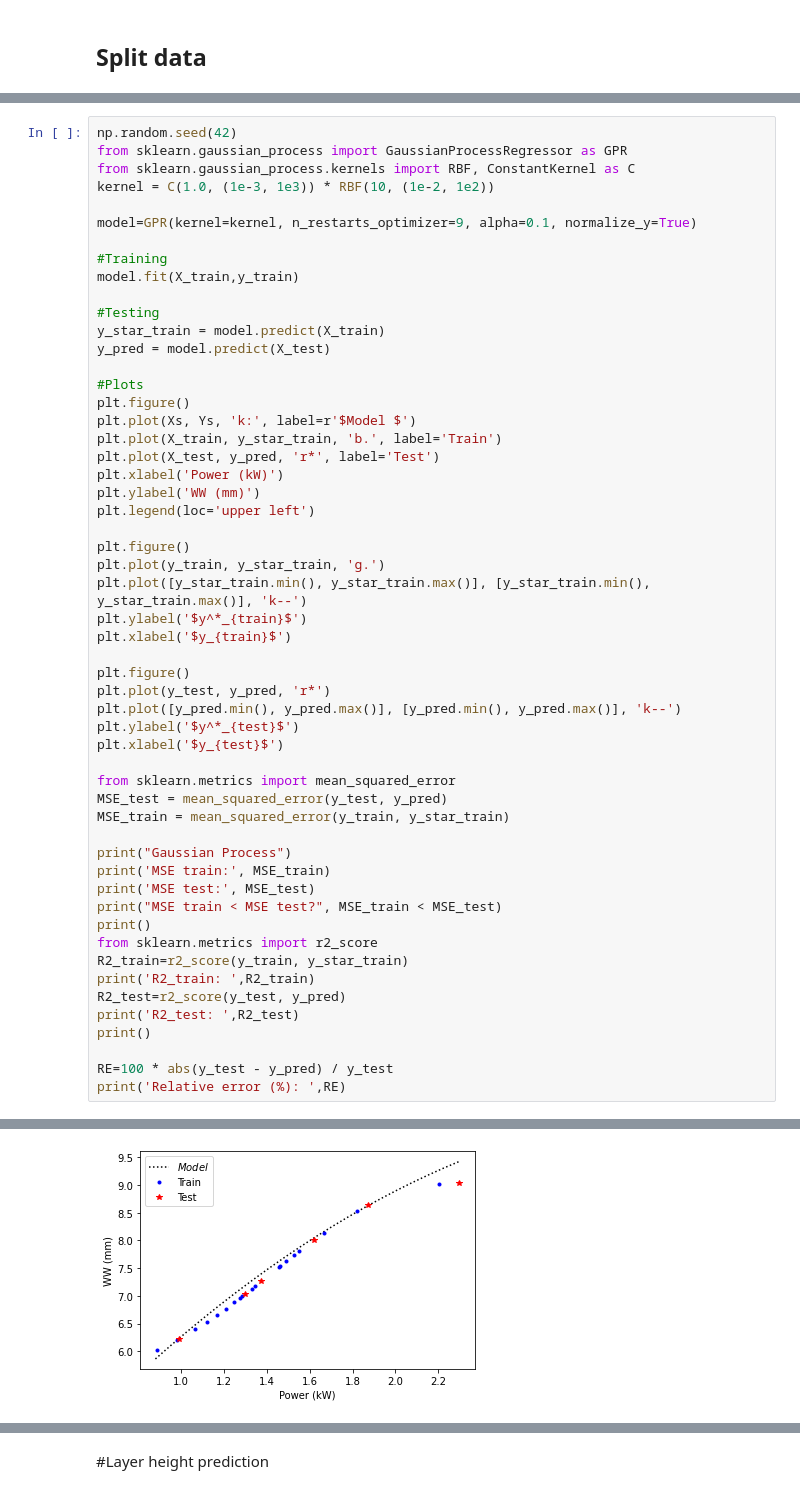
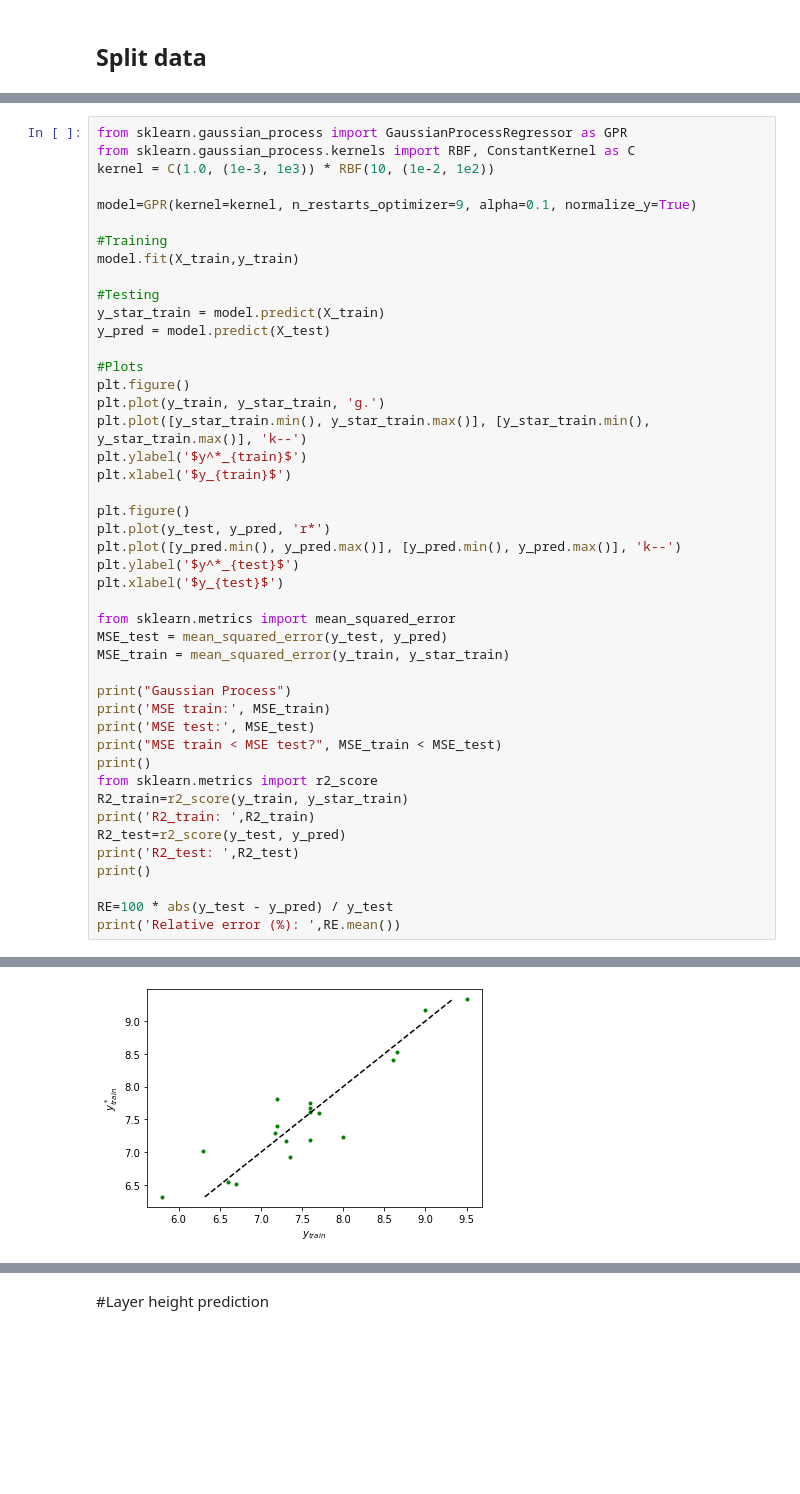
Before and after one commit to GermanOmar/ANN1, a Jupyter notebook: GPs_WAAM_PvsWW.ipynb, the cells around one changed output, grey strips where cells are left out. Drawn from its saved outputs; the diff is of its cells as text; blank space fills up the shorter version.

```diff
--- a/GPs_WAAM_PvsWW.ipynb
+++ b/GPs_WAAM_PvsWW.ipynb
@@ -84,5 +88,4 @@ Text(0, 0.5, '$WW (mm)$')
 # %%
-np.random.seed(42)
 from sklearn.gaussian_process import GaussianProcessRegressor as GPR
 from sklearn.gaussian_process.kernels import RBF, ConstantKernel as C
 kernel = C(1.0, (1e-3, 1e3)) * RBF(10, (1e-2, 1e2))
@@ -97,14 +100,6 @@ y_star_train = model.predict(X_train)
 y_pred = model.predict(X_test)
 
 #Plots
-plt.figure()
-plt.plot(Xs, Ys, 'k:', label=r'$Model $')
-plt.plot(X_train, y_star_train, 'b.', label='Train')
-plt.plot(X_test, y_pred, 'r*', label='Test')
-plt.xlabel('Power (kW)')
-plt.ylabel('WW (mm)')
-plt.legend(loc='upper left')
-
 plt.figure()
 plt.plot(y_train, y_star_train, 'g.')
 plt.plot([y_star_train.min(), y_star_train.max()], [y_star_train.min(), y_star_train.max()], 'k--')
@@ -134,6 +129,6 @@ print('R2_test: ',R2_test)
 print()
 
 RE=100 * abs(y_test - y_pred) / y_test
-print('Relative error (%): ',RE)
+print('Relative error (%): ',RE.mean())
 # %% [output]
 Gaussian Process
@@ -153 +143 @@ Relative error (%):  [[ 4.83965209]
-[figure, old version]
+[figure, new version]
```
Also changed, not shown: parts of 16 cells of this notebook.
